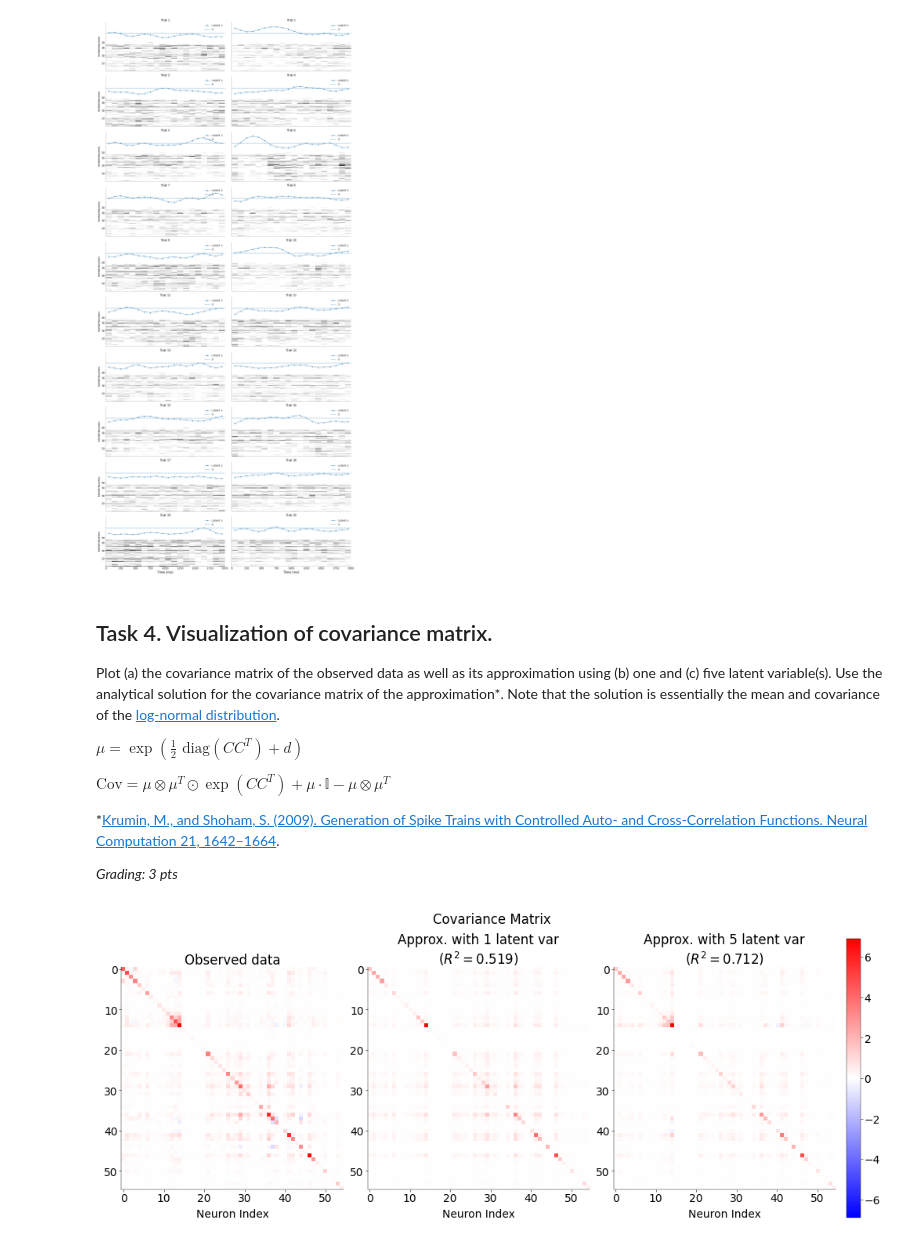
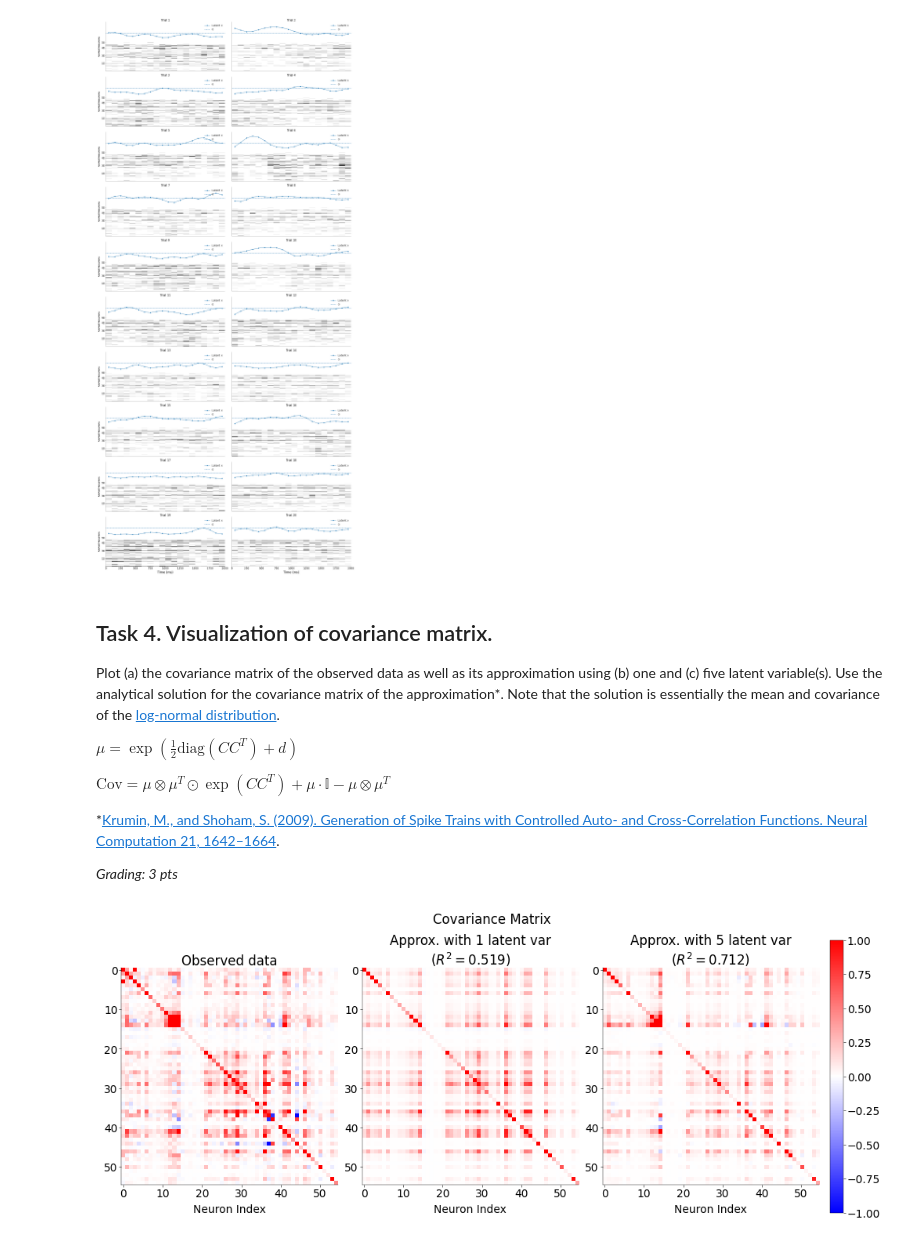
Before and after one commit to ZhidongZhang96/Course_NeuralDataScience_SS26, a Jupyter notebook: notebooks/CodingLab6.ipynb, the cells around one changed output. Saved outputs shown, nothing was run; the diff lists cells and outputs as text; code cells hidden in the pictures.

```diff
--- a/notebooks/CodingLab6.ipynb
+++ b/notebooks/CodingLab6.ipynb
@@ -608,9 +604,9 @@ plt.show()
 
 Plot (a) the covariance matrix of the observed data as well as its approximation using (b) one and (c) five latent variable(s). Use the analytical solution for the covariance matrix of the approximation*. Note that the solution is essentially the mean and covariance of the [log-normal distribution](https://en.wikipedia.org/wiki/Log-normal_distribution).
 
-$ \mu = \exp(\frac{1}{2} \text{ diag}(CC^T)+d)$
+$\mu = \exp(\frac{1}{2} \text{diag}(CC^T)+d)$
 
-$ \text{Cov}= \mu\otimes\mu^T \odot \exp(CC^T)+\mu\cdot \mathbb{I} - \mu\otimes\mu^T$
+$\text{Cov}= \mu\otimes\mu^T \odot \exp(CC^T)+\mu\cdot \mathbb{I} - \mu\otimes\mu^T$
 
 *[Krumin, M., and Shoham, S. (2009). Generation of Spike Trains with Controlled Auto- and Cross-Correlation Functions. Neural Computation 21, 1642–1664](http://www.mitpressjournals.org/doi/10.1162/neco.2009.08-08-847).
 
@@ -660,38 +656,38 @@ obs_corr = np.cov(data.all_raster)
 opt_r1, mu1 = cov(xval.fits[0])
 opt_r5, mu5 = cov(xval.fits[4])
 
 # HINT: Think about which type of colormap and ranges are appropriate here.
 
 fig, axs = plt.subplots(1, 3, figsize=(10, 4))
 # add plot to visualize the differences in the covariance matrices
 
-vlim_0 = np.max(np.abs(obs_corr))
-vlim_1 = np.max(np.abs(opt_r1))
-vlim_2 = np.max(np.abs(opt_r5))
-vlim = max(vlim_0, vlim_1, vlim_2) / 3
+# vlim_0 = np.max(np.abs(obs_corr))
+# vlim_1 = np.max(np.abs(opt_r1))
+# vlim_2 = np.max(np.abs(opt_r5))
+vlim = 1
 
 im0 = axs[0].imshow(obs_corr, cmap="bwr", vmin=-vlim, vmax=vlim)
 im1 = axs[1].imshow(opt_r1, cmap="bwr", vmin=-vlim, vmax=vlim)
 im2 = axs[2].imshow(opt_r5, cmap="bwr", vmin=-vlim, vmax=vlim)
 
 for i in range(3):
     axs[i].set_xlabel("Neuron Index")
 
 # fig.colorbar(im0, ax=axs[0])
 # fig.colorbar(im1, ax=axs[1])
 fig.colorbar(im2, ax=axs[2])
 
 r2_1 = calc_off_diag_r2(obs_corr, opt_r1)
 r2_5 = calc_off_diag_r2(obs_corr, opt_r5)
 
 axs[0].set_title("Observed data")
 axs[1].set_title(f"Approx. with 1 latent var\n($R^2={r2_1:.3f}$)")
 axs[2].set_title(f"Approx. with 5 latent var\n($R^2={r2_5:.3f}$)")
 
 plt.suptitle("Covariance Matrix")
 plt.show()
 # %% [output]
-[figure, old version]
+[figure, new version]
 # %% [markdown]
 ### Questions
 
```
Also changed, not shown: parts of 4 cells of this notebook, 1 other file.
